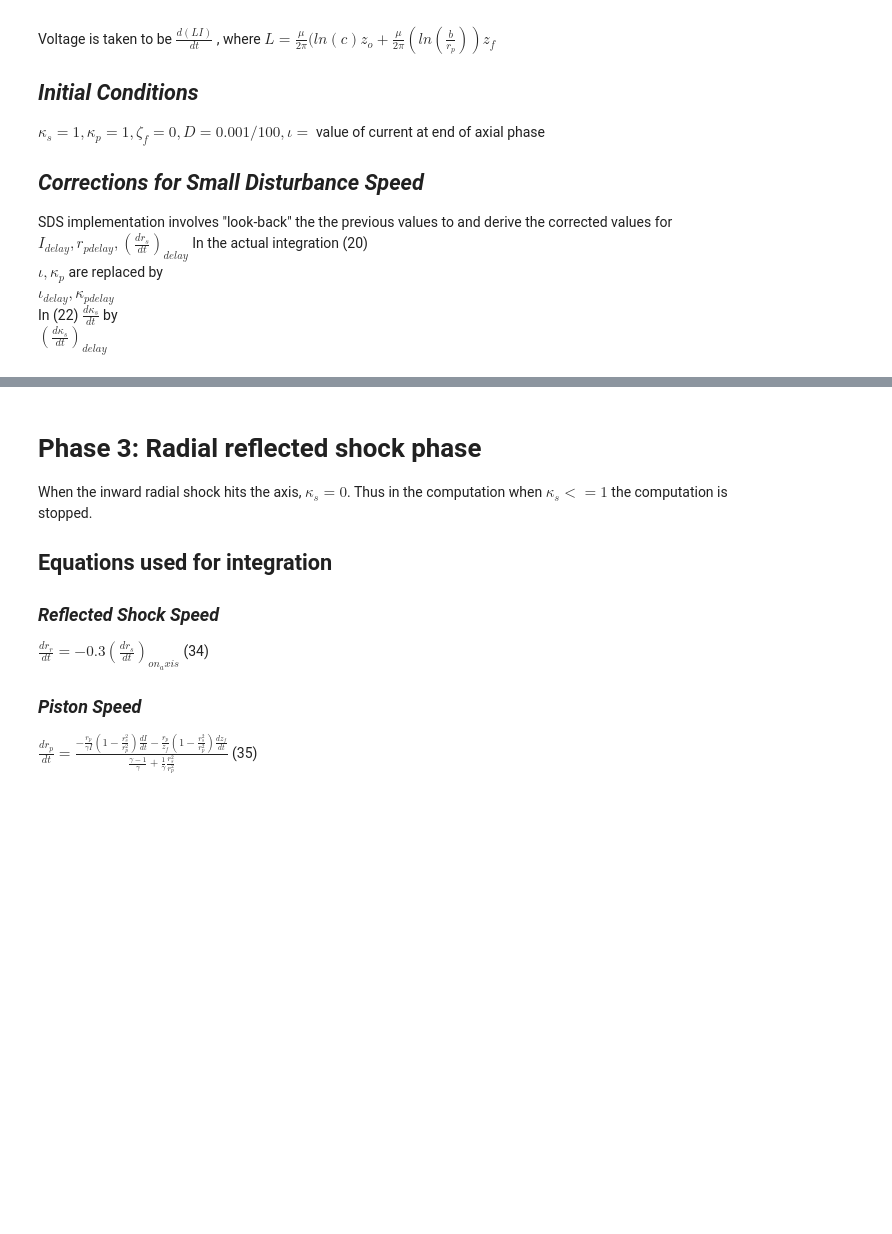
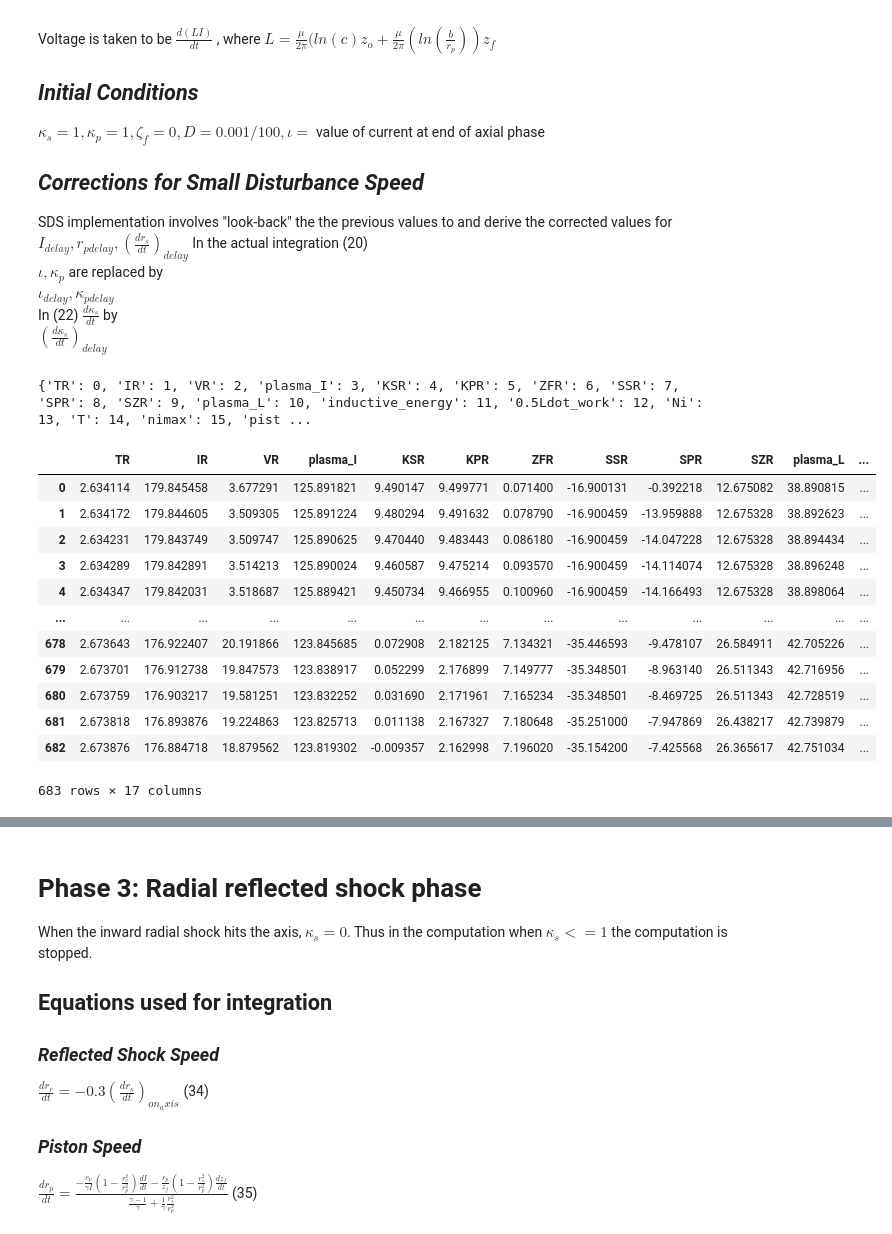
Before and after one commit to shihcc-gis/plasma, a Jupyter notebook: pyLMP.ipynb, the cells around one changed output, grey strips where cells are left out. Drawn from its saved outputs; the diff is of its cells as text; code cells hidden in the pictures; blank space fills up the shorter version.

```diff
--- a/pyLMP.ipynb
+++ b/pyLMP.ipynb
@@ -817,3 +858,21 @@ while True:
 ni1 = ni
 nimax1 = nimax
 PLN = 0
+# %%
+print(radialshockmap)
+pandas.DataFrame(radialshock,columns=radialshockmap)
+# %% [output]
+{'TR': 0, 'IR': 1, 'VR': 2, 'plasma_I': 3, 'KSR': 4, 'KPR': 5, 'ZFR': 6, 'SSR': 7, 'SPR': 8, 'SZR': 9, 'plasma_L': 10, 'inductive_energy': 11, '0.5Ldot_work': 12, 'Ni': 13, 'T': 14, 'nimax': 15, 'pist ...
+|  | TR | IR | VR | plasma_I | KSR | KPR | ZFR | SSR | SPR | SZR | plasma_L | ... |
+| 0 | 2.634114 | 179.845458 | 3.677291 | 125.891821 | 9.490147 | 9.499771 | 0.071400 | -16.900131 | -0.392218 | 12.675082 | 38.890815 | ... |
+| 1 | 2.634172 | 179.844605 | 3.509305 | 125.891224 | 9.480294 | 9.491632 | 0.078790 | -16.900459 | -13.959888 | 12.675328 | 38.892623 | ... |
+| 2 | 2.634231 | 179.843749 | 3.509747 | 125.890625 | 9.470440 | 9.483443 | 0.086180 | -16.900459 | -14.047228 | 12.675328 | 38.894434 | ... |
+| 3 | 2.634289 | 179.842891 | 3.514213 | 125.890024 | 9.460587 | 9.475214 | 0.093570 | -16.900459 | -14.114074 | 12.675328 | 38.896248 | ... |
+| 4 | 2.634347 | 179.842031 | 3.518687 | 125.889421 | 9.450734 | 9.466955 | 0.100960 | -16.900459 | -14.166493 | 12.675328 | 38.898064 | ... |
+| ... | ... | ... | ... | ... | ... | ... | ... | ... | ... | ... | ... | ... |
+| 678 | 2.673643 | 176.922407 | 20.191866 | 123.845685 | 0.072908 | 2.182125 | 7.134321 | -35.446593 | -9.478107 | 26.584911 | 42.705226 | ... |
+| 679 | 2.673701 | 176.912738 | 19.847573 | 123.838917 | 0.052299 | 2.176899 | 7.149777 | -35.348501 | -8.963140 | 26.511343 | 42.716956 | ... |
+| 680 | 2.673759 | 176.903217 | 19.581251 | 123.832252 | 0.031690 | 2.171961 | 7.165234 | -35.348501 | -8.469725 | 26.511343 | 42.728519 | ... |
+| 681 | 2.673818 | 176.893876 | 19.224863 | 123.825713 | 0.011138 | 2.167327 | 7.180648 | -35.251000 | -7.947869 | 26.438217 | 42.739879 | ... |
+| 682 | 2.673876 | 176.884718 | 18.879562 | 123.819302 | -0.009357 | 2.162998 | 7.196020 | -35.154200 | -7.425568 | 26.365617 | 42.751034 | ... |
+683 rows × 17 columns
```
Also changed, not shown: parts of 9 cells of this notebook.
